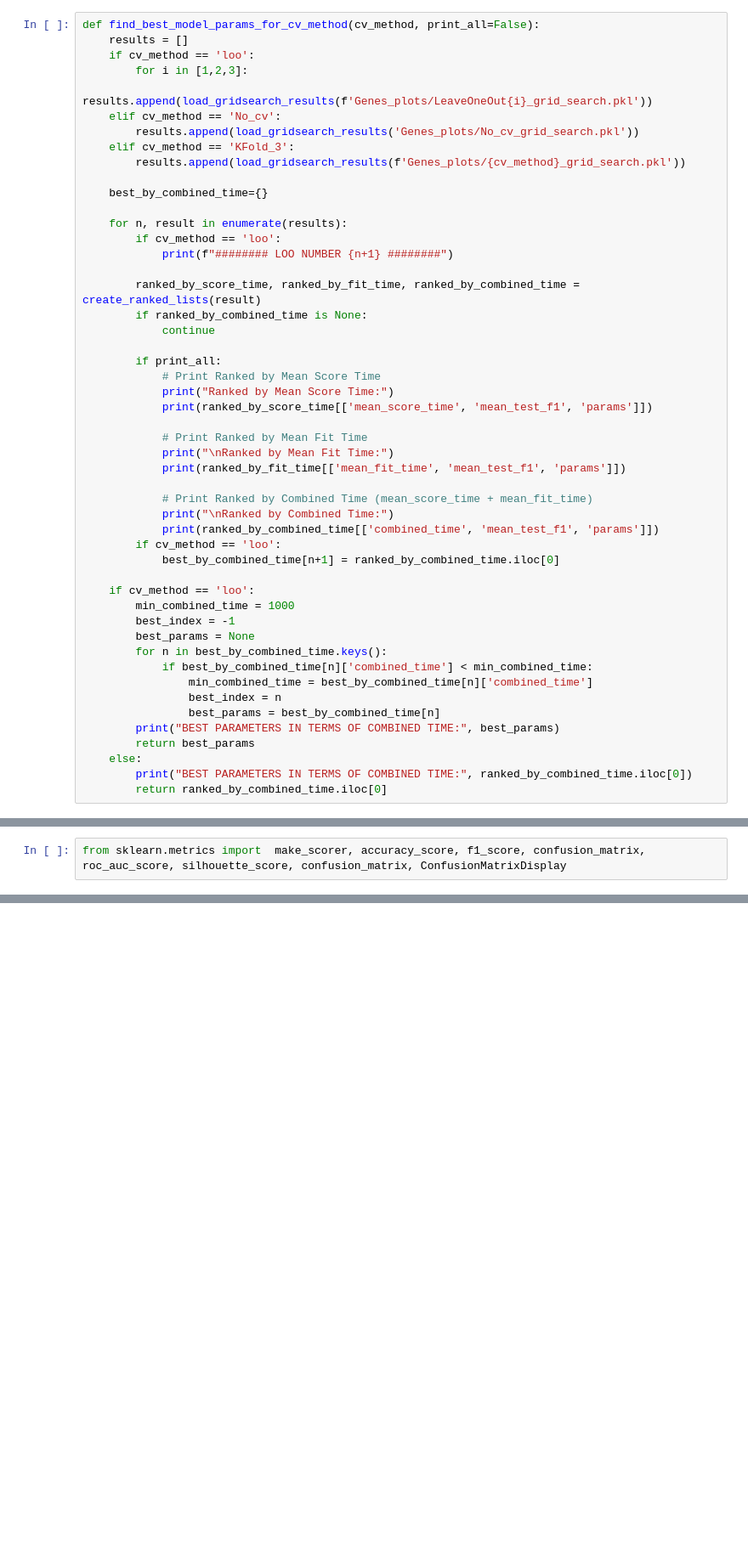
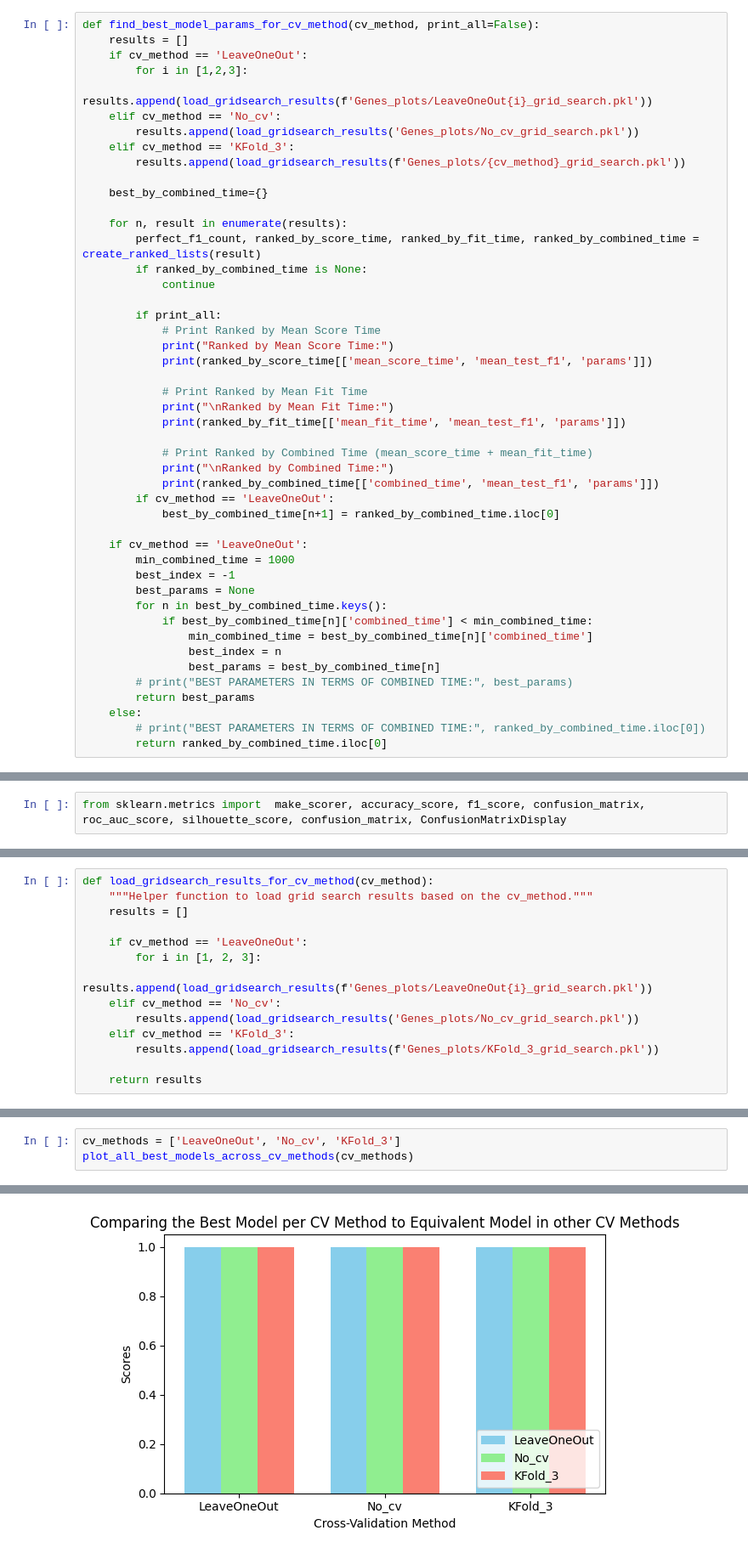
Before and after one commit to xenia-d/Pattern-Recognition-Gr7, a Jupyter notebook: Assignment-2/grid_search_evaluation.ipynb, the cells around one changed output, grey strips where cells are left out. Shown at 85% size. Cells and saved outputs as stored; diff of their text form; blank space fills up the shorter version.

```diff
--- a/Assignment-2/grid_search_evaluation.ipynb
+++ b/Assignment-2/grid_search_evaluation.ipynb
@@ -72,7 +114,7 @@ def load_gridsearch_results(filename):
 # %%
 def find_best_model_params_for_cv_method(cv_method, print_all=False):
     results = []
-    if cv_method == 'loo':
+    if cv_method == 'LeaveOneOut':
         for i in [1,2,3]:
             results.append(load_gridsearch_results(f'Genes_plots/LeaveOneOut{i}_grid_search.pkl'))
     elif cv_method == 'No_cv':
@@ -83,10 +125,7 @@ def find_best_model_params_for_cv_method(cv_method, print_all=False):
     best_by_combined_time={}
 
     for n, result in enumerate(results):
-        if cv_method == 'loo':
-            print(f"######## LOO NUMBER {n+1} ########")
-
-        ranked_by_score_time, ranked_by_fit_time, ranked_by_combined_time = create_ranked_lists(result)
+        perfect_f1_count, ranked_by_score_time, ranked_by_fit_time, ranked_by_combined_time = create_ranked_lists(result)
         if ranked_by_combined_time is None:
             continue
 
@@ -102,10 +141,10 @@ def find_best_model_params_for_cv_method(cv_method, print_all=False):
             # Print Ranked by Combined Time (mean_score_time + mean_fit_time)
             print("\nRanked by Combined Time:")
             print(ranked_by_combined_time[['combined_time', 'mean_test_f1', 'params']])
-        if cv_method == 'loo':
+        if cv_method == 'LeaveOneOut':
             best_by_combined_time[n+1] = ranked_by_combined_time.iloc[0]
 
-    if cv_method == 'loo':
+    if cv_method == 'LeaveOneOut':
         min_combined_time = 1000
         best_index = -1
         best_params = None
@@ -114,8 +153,8 @@ def find_best_model_params_for_cv_method(cv_method, print_all=False):
                 min_combined_time = best_by_combined_time[n]['combined_time']
                 best_index = n
                 best_params = best_by_combined_time[n]
-        print("BEST PARAMETERS IN TERMS OF COMBINED TIME:", best_params)
+        # print("BEST PARAMETERS IN TERMS OF COMBINED TIME:", best_params)
         return best_params
     else:
-        print("BEST PARAMETERS IN TERMS OF COMBINED TIME:", ranked_by_combined_time.iloc[0])
+        # print("BEST PARAMETERS IN TERMS OF COMBINED TIME:", ranked_by_combined_time.iloc[0])
         return ranked_by_combined_time.iloc[0]
@@ -165,0 +333,14 @@ print(acc, f1, roc)
+# %%
+def load_gridsearch_results_for_cv_method(cv_method):
+    """Helper function to load grid search results based on the cv_method."""
+    results = []
+
+    if cv_method == 'LeaveOneOut':
+        for i in [1, 2, 3]:
+            results.append(load_gridsearch_results(f'Genes_plots/LeaveOneOut{i}_grid_search.pkl'))
+    elif cv_method == 'No_cv':
+        results.append(load_gridsearch_results('Genes_plots/No_cv_grid_search.pkl'))
+    elif cv_method == 'KFold_3':
+        results.append(load_gridsearch_results(f'Genes_plots/KFold_3_grid_search.pkl'))
+
+    return results
@@ -165,0 +423,4 @@ print(acc, f1, roc)
+# %%
+cv_methods = ['LeaveOneOut', 'No_cv', 'KFold_3']
+plot_all_best_models_across_cv_methods(cv_methods)
+# %% [output]
@@ -166,3 +433,4 @@ print(acc, f1, roc)
+[figure, added]
 # %%
 def find_best_reduced_dataset(cv_method):
     results = []
```
Also changed, not shown: parts of 24 cells of this notebook.
